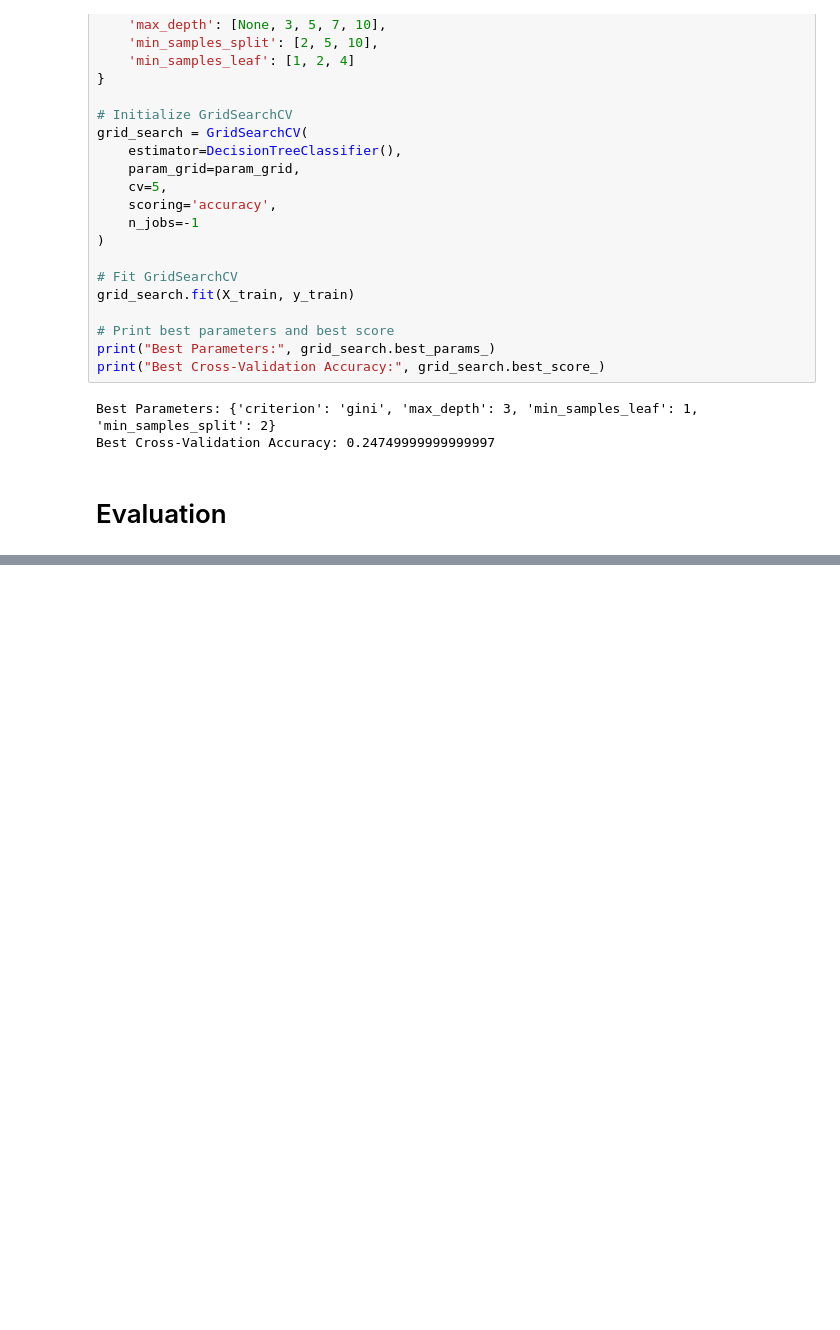
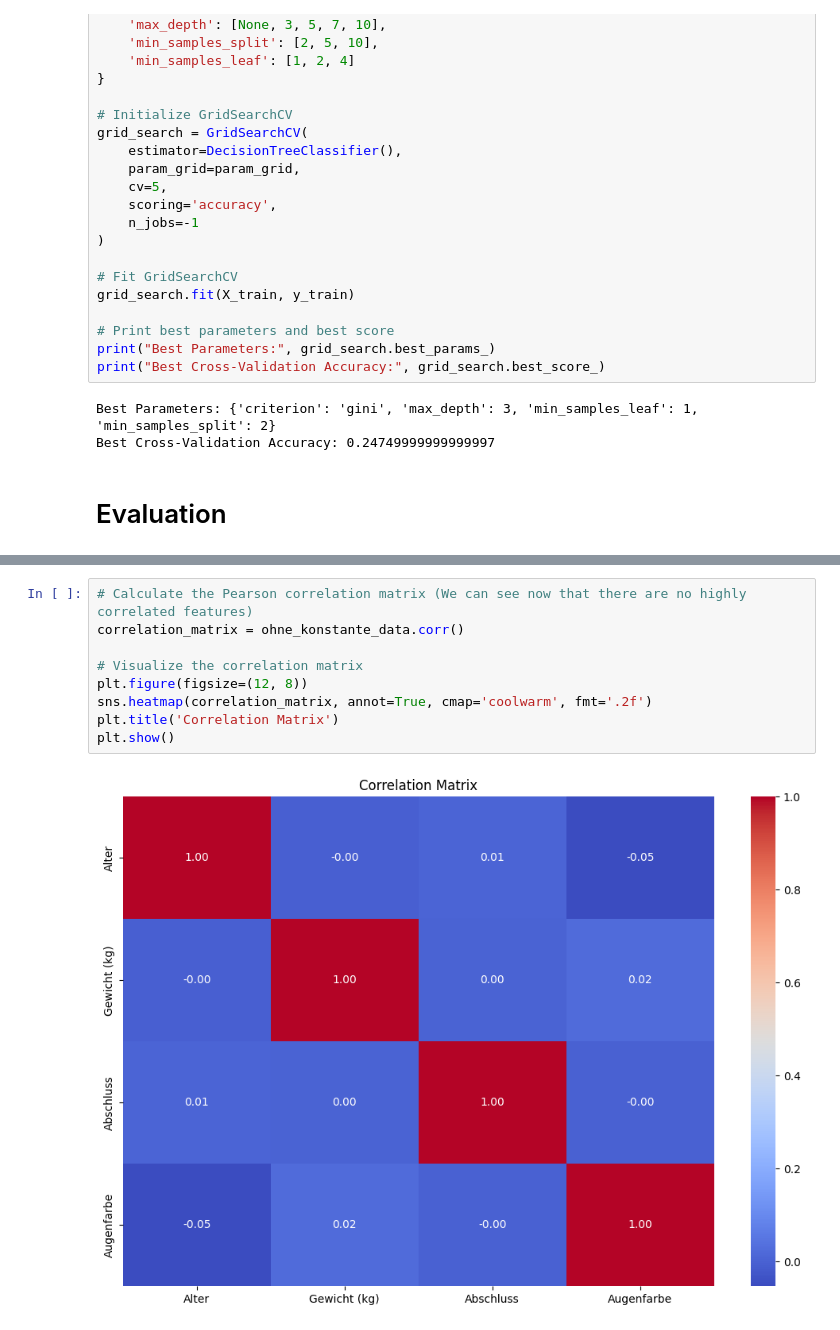
Before and after one commit to hashem039/daten, a Jupyter notebook: DT_personen_einkommen_best_ordinary_encoder_classification_final.ipynb, the cells around one changed output, grey strips where cells are left out. Drawn from its saved outputs; the diff is of its cells as text; blank space fills up the shorter version.

```diff
--- a/DT_personen_einkommen_best_ordinary_encoder_classification_final.ipynb
+++ b/DT_personen_einkommen_best_ordinary_encoder_classification_final.ipynb
@@ -480,0 +723,11 @@ F1 Score (macro): 0.09512402584602277
+# %%
+# Calculate the Pearson correlation matrix (We can see now that there are no highly correlated features)
+correlation_matrix = ohne_konstante_data.corr()
+
+# Visualize the correlation matrix
+plt.figure(figsize=(12, 8))
+sns.heatmap(correlation_matrix, annot=True, cmap='coolwarm', fmt='.2f')
+plt.title('Correlation Matrix')
+plt.show()
+# %% [output]
+[figure, added]
```
Also changed, not shown: parts of 43 cells of this notebook, 2 other files.
